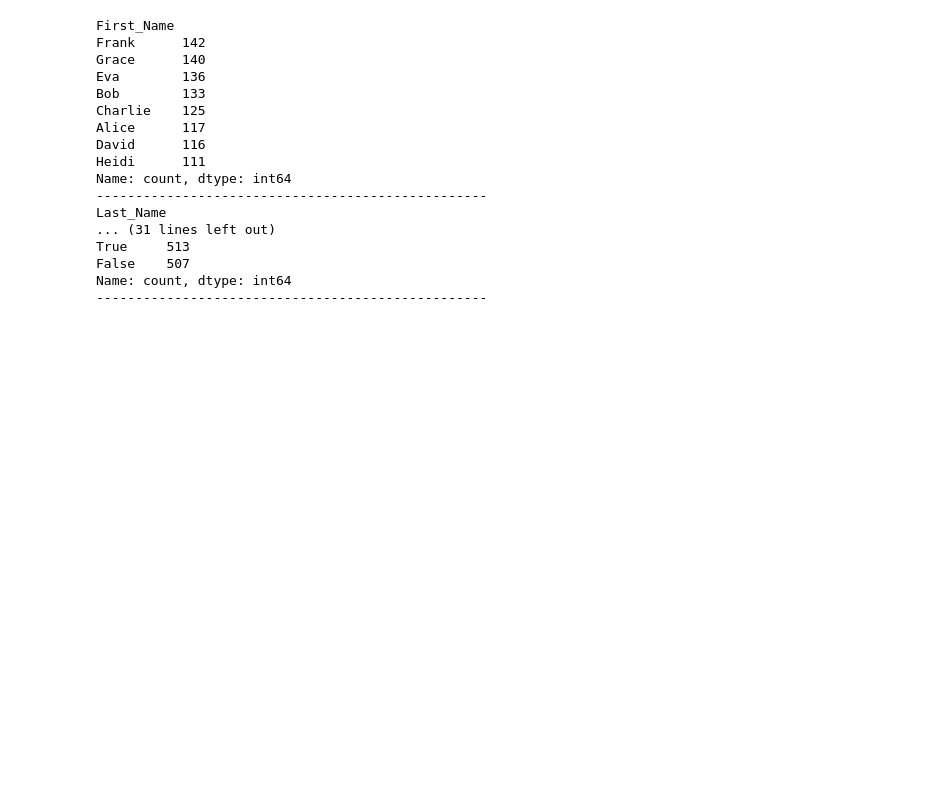
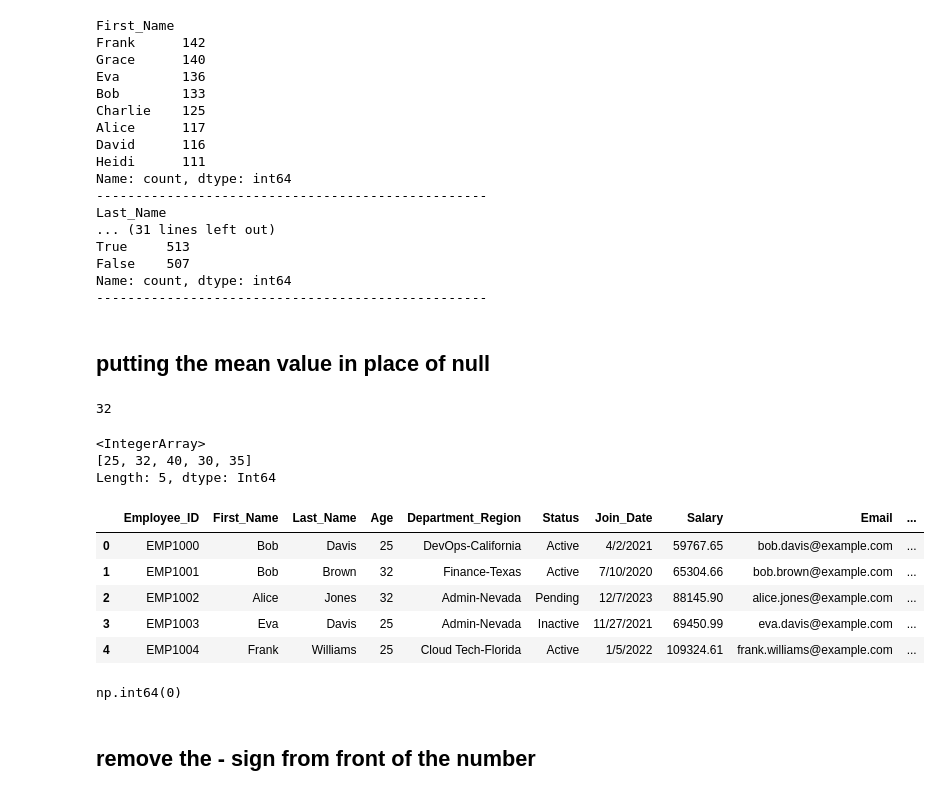
Before and after one commit to dewang002/Data-cleanig, a Jupyter notebook: Untitled.ipynb, the cells around one changed output. Saved outputs shown, nothing was run; the diff lists cells and outputs as text; code cells hidden in the pictures; blank space fills up the shorter version.

```diff
--- a/Untitled.ipynb
+++ b/Untitled.ipynb
@@ -134,3 +136,27 @@ True     513
 False    507
 Name: count, dtype: int64
 --------------------------------------------------
+# %% [markdown]
+## putting the mean value in place of null
+# %%
+df['Age'] = df['Age'].astype('Int64') # int64 will give back int and null value as nan
+df_mean = int(df['Age'].dropna().mean()) # from age column remove nan and put mean value there
+df_mean
+# %% [output]
+32
+# %%
+df.fillna({'Age': df_mean}, inplace = True)
+df['Age'].unique()
+# %% [output]
+<IntegerArray>
+[25, 32, 40, 30, 35]
+Length: 5, dtype: Int64
+# %%
+df.head()
+# %% [output]
+|  | Employee_ID | First_Name | Last_Name | Age | Department_Region | Status | Join_Date | Salary | Email | ... |
+| 0 | EMP1000 | Bob | Davis | 25 | DevOps-California | Active | 4/2/2021 | 59767.65 | bob.davis@example.com | ... |
+| 1 | EMP1001 | Bob | Brown | 32 | Finance-Texas | Active | 7/10/2020 | 65304.66 | bob.brown@example.com | ... |
+| 2 | EMP1002 | Alice | Jones | 32 | Admin-Nevada | Pending | 12/7/2023 | 88145.90 | alice.jones@example.com | ... |
+| 3 | EMP1003 | Eva | Davis | 25 | Admin-Nevada | Inactive | 11/27/2021 | 69450.99 | eva.davis@example.com | ... |
+| 4 | EMP1004 | Frank | Williams | 25 | Cloud Tech-Florida | Active | 1/5/2022 | 109324.61 | frank.williams@example.com | ... |
@@ -136,0 +166,6 @@ Name: count, dtype: int64
+# %%
+df['Salary'].isna().sum()
+# %% [output]
+np.int64(0)
+# %% [markdown]
+## remove the - sign from front of the number
```
Also changed, not shown: parts of 4 cells of this notebook.
